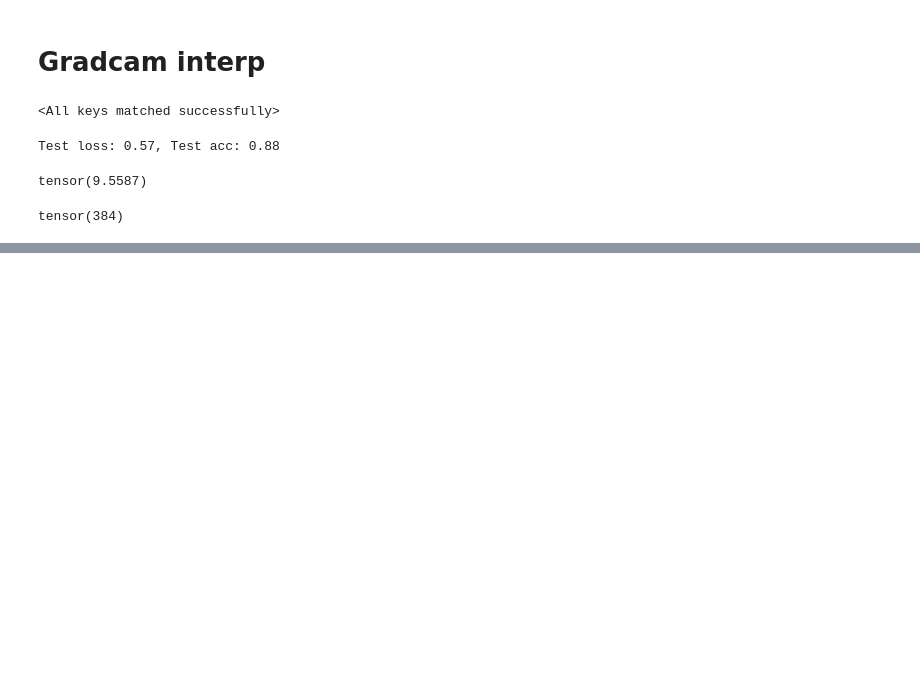
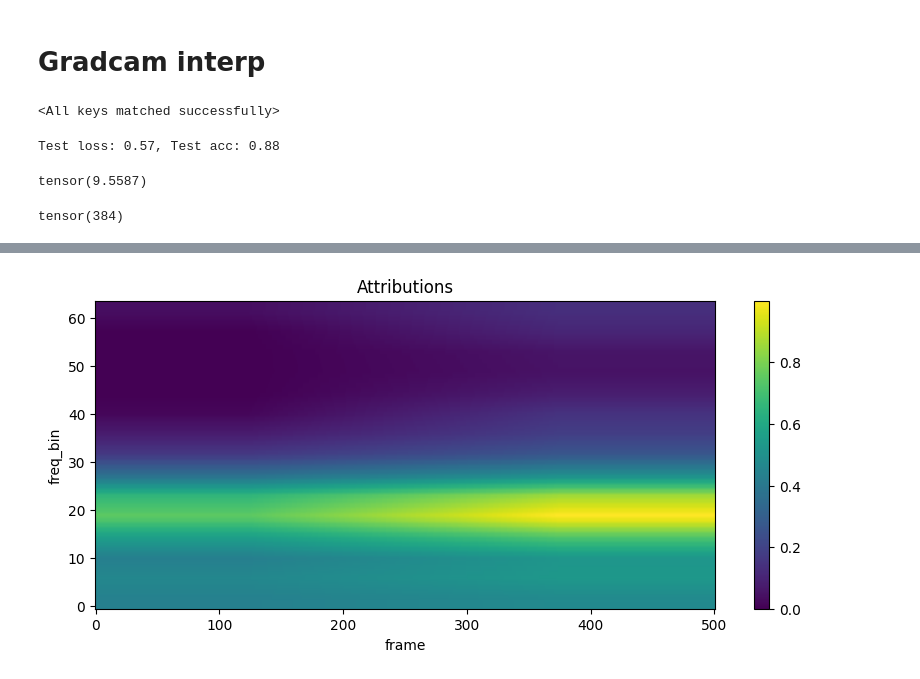
Before and after one commit to exile8/coursework24, a Jupyter notebook: gradcam.ipynb, the cells around one changed output, grey strips where cells are left out. Saved outputs shown, nothing was run; the diff lists cells and outputs as text; code cells hidden in the pictures; blank space fills up the shorter version.

```diff
--- a/gradcam.ipynb
+++ b/gradcam.ipynb
@@ -111,0 +219,2 @@ tensor(384)
+# %%
+model_input = melspec_db.unsqueeze(0)
@@ -111,0 +237,6 @@ tensor(384)
+# %%
+attrs, masked = get_attribution(model, model_input)
+# %%
+plot_spectrogram(attrs[0][0].cpu(), "Attributions")
+# %% [output]
+[figure, added]
```
Also changed, not shown: parts of 23 cells of this notebook.
